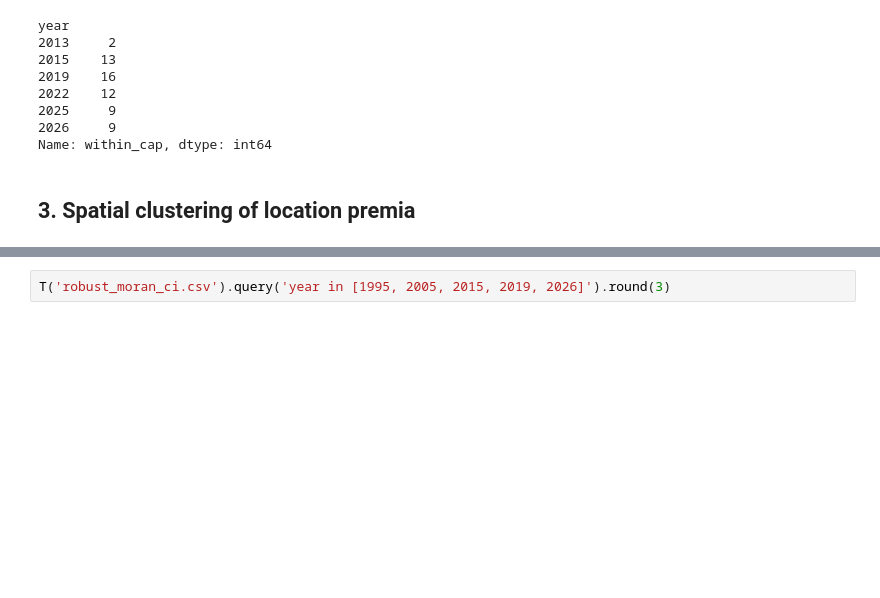
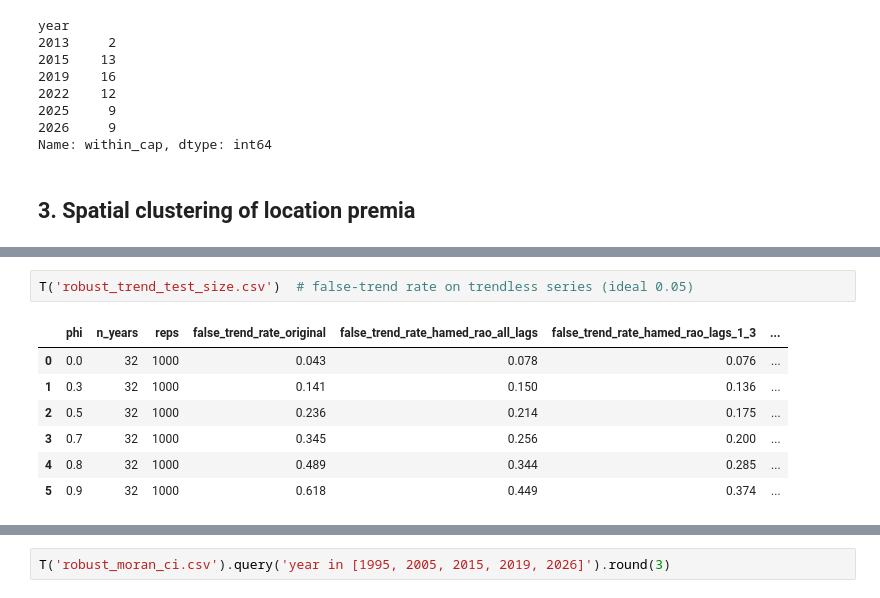
Before and after one commit to lucasleonggg/City-Area-Analyser, a Jupyter notebook: notebooks/reproduce_headline_findings.ipynb, the cells around one changed output, grey strips where cells are left out. Drawn from its saved outputs; the diff is of its cells as text; blank space fills up the shorter version.

```diff
--- a/notebooks/reproduce_headline_findings.ipynb
+++ b/notebooks/reproduce_headline_findings.ipynb
@@ -84,0 +122,10 @@ rs[['spec', 'I_1995_99', 'I_2022_26', 'change', 'mann_kendall_p']].round(3)
+# %%
+T('robust_trend_test_size.csv')  # false-trend rate on trendless series (ideal 0.05)
+# %% [output]
+|  | phi | n_years | reps | false_trend_rate_original | false_trend_rate_hamed_rao_all_lags | false_trend_rate_hamed_rao_lags_1_3 | ... |
+| 0 | 0.0 | 32 | 1000 | 0.043 | 0.078 | 0.076 | ... |
+| 1 | 0.3 | 32 | 1000 | 0.141 | 0.150 | 0.136 | ... |
+| 2 | 0.5 | 32 | 1000 | 0.236 | 0.214 | 0.175 | ... |
+| 3 | 0.7 | 32 | 1000 | 0.345 | 0.256 | 0.200 | ... |
+| 4 | 0.8 | 32 | 1000 | 0.489 | 0.344 | 0.285 | ... |
+| 5 | 0.9 | 32 | 1000 | 0.618 | 0.449 | 0.374 | ... |
```
Also changed, not shown: parts of 5 cells of this notebook, 27 other files.
